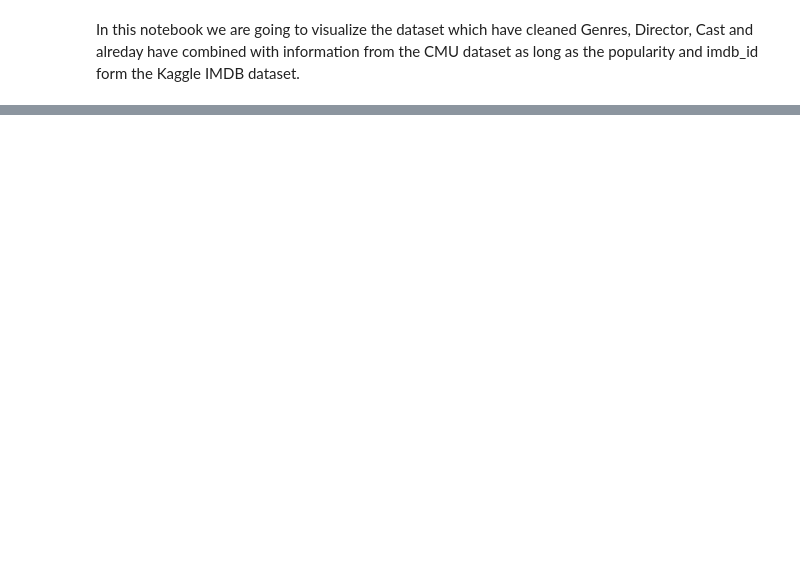
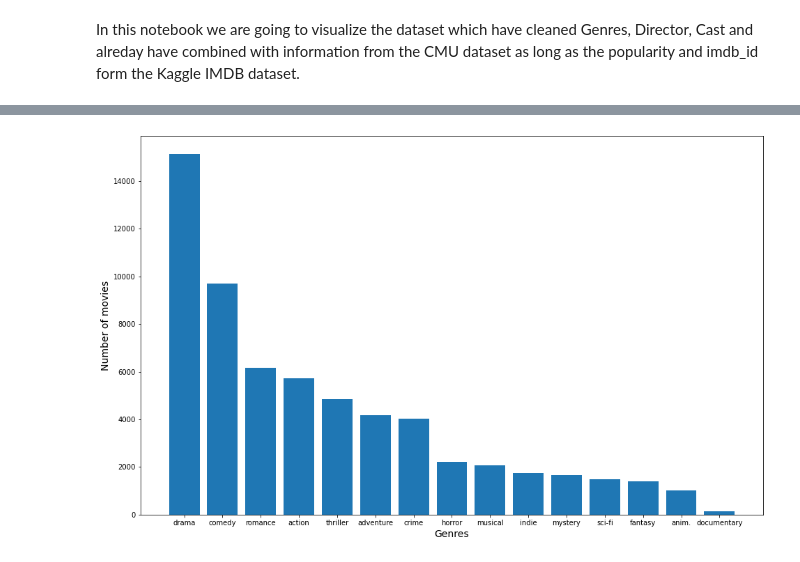
Before and after one commit to sayantangkhan/movie-plot-nlp-project, a Jupyter notebook: Visualization/data_visualization.ipynb, the cells around one changed output, grey strips where cells are left out. Cells and saved outputs as stored; diff of their text form; code cells hidden in the pictures; blank space fills up the shorter version.

```diff
--- a/Visualization/data_visualization.ipynb
+++ b/Visualization/data_visualization.ipynb
@@ -128,0 +110,4 @@ plt.show()
+# %%
+genre_count['sci-fi'] = genre_count.pop('science-fiction')
+genre_count['anim.'] = genre_count.pop('animation')
+genre_count = dict(sorted(genre_count.items(), key=lambda item: item[1],reverse=True))
@@ -128,0 +132,9 @@ plt.show()
+# %%
+plt.figure(figsize=(16, 10))
+plt.bar(range(len(genre_count)), list(genre_count.values()), align='center')
+plt.xticks(range(len(genre_count)), list(genre_count.keys()))
+plt.xlabel("Genres",size= 14)
+plt.ylabel("Number of movies",size=14)
+plt.show()
+# %% [output]
+[figure, added]
```
Also changed, not shown: parts of 14 cells of this notebook.
